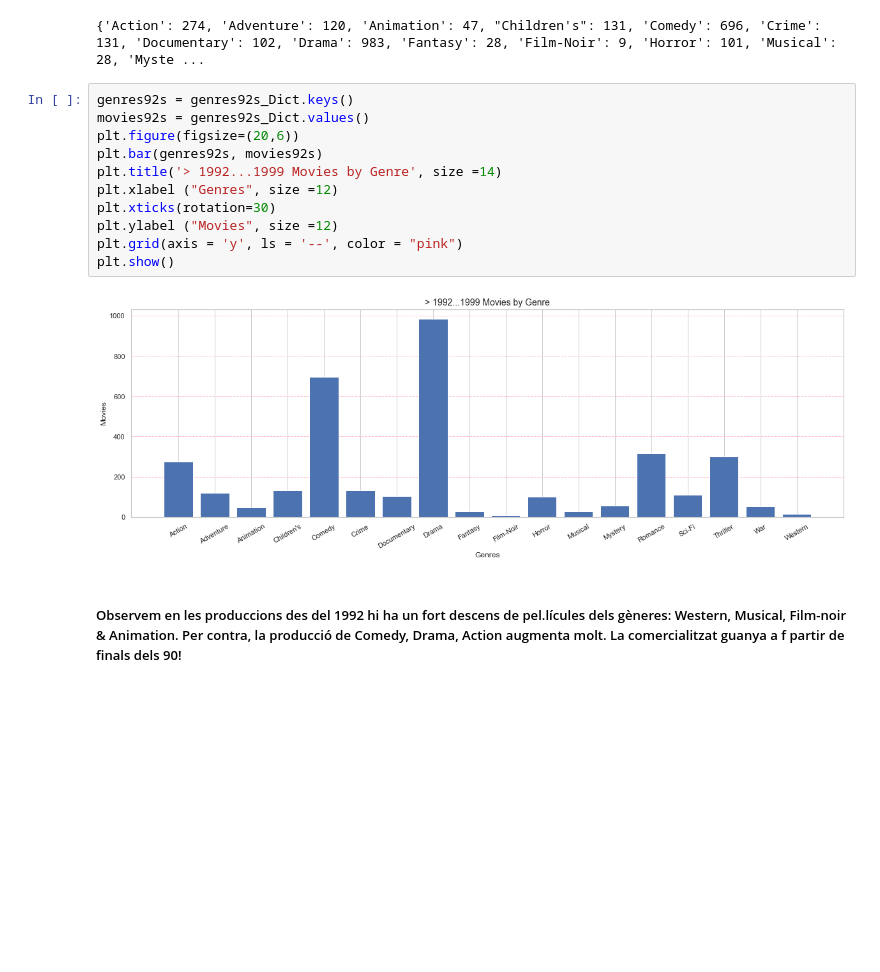
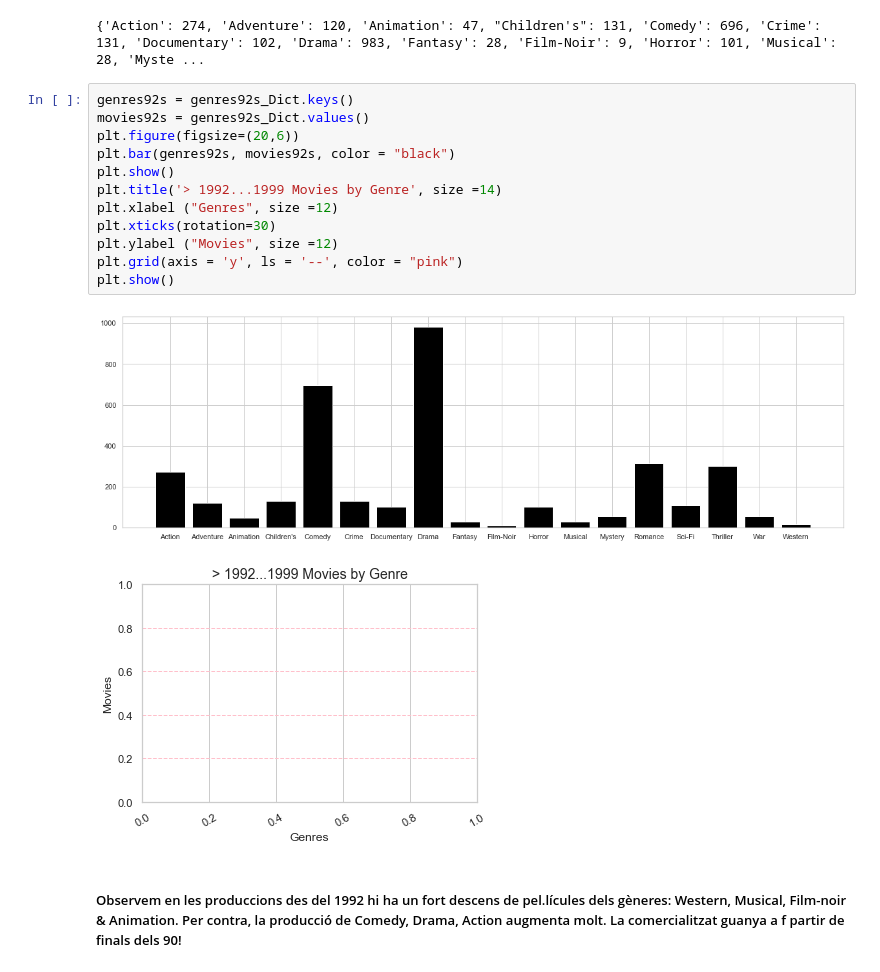
Before and after one commit to ToniBaixa/ITAcademy_Data_Science, a Jupyter notebook: Sprint03/T02- Visualitzacio_grafica_de_multiples.ipynb, the cells around one changed output. Cells and saved outputs as stored; diff of their text form; blank space fills up the shorter version.

```diff
--- a/Sprint03/T02- Visualitzacio_grafica_de_multiples.ipynb
+++ b/Sprint03/T02- Visualitzacio_grafica_de_multiples.ipynb
@@ -570,15 +570,17 @@ print (genres92s_Dict)
 # %%
 genres92s = genres92s_Dict.keys()
 movies92s = genres92s_Dict.values()
 plt.figure(figsize=(20,6))
-plt.bar(genres92s, movies92s)
+plt.bar(genres92s, movies92s, color = "black")
+plt.show()
 plt.title('> 1992...1999 Movies by Genre', size =14)
 plt.xlabel ("Genres", size =12)
 plt.xticks(rotation=30)
 plt.ylabel ("Movies", size =12)
 plt.grid(axis = 'y', ls = '--', color = "pink")
 plt.show()
 # %% [output]
-[figure, old version]
+[figure, new version]
+[figure, added]
 # %% [markdown]
 ##### Observem en les produccions des del 1992 hi ha un fort descens de pel.lícules dels gèneres: Western, Musical, Film-noir & Animation. Per contra, la producció de Comedy, Drama, Action augmenta molt. La comercialitzat guanya a f partir de finals dels 90!
```
